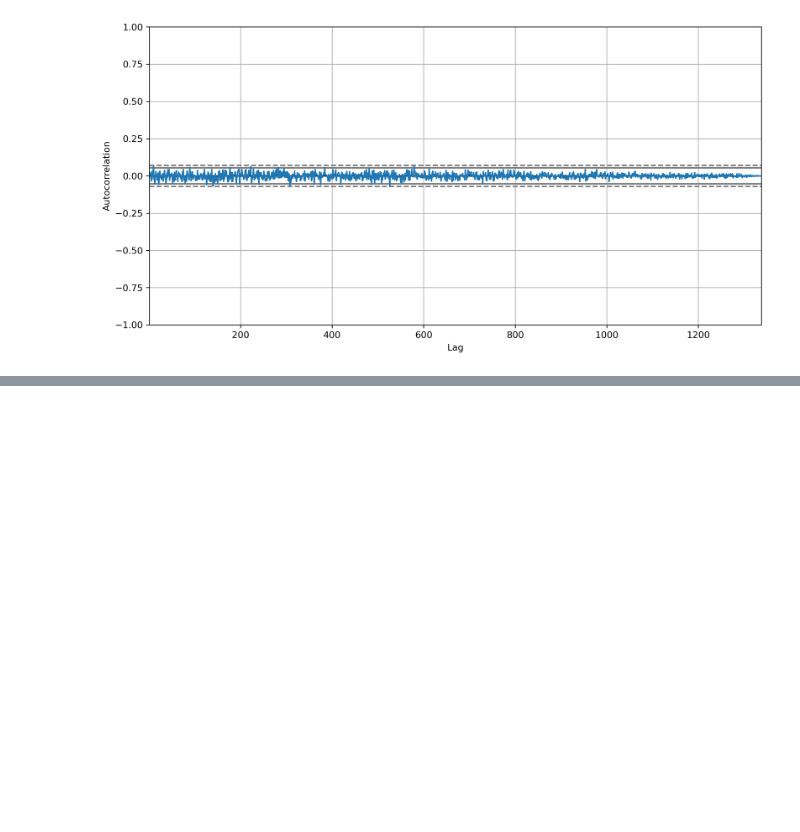
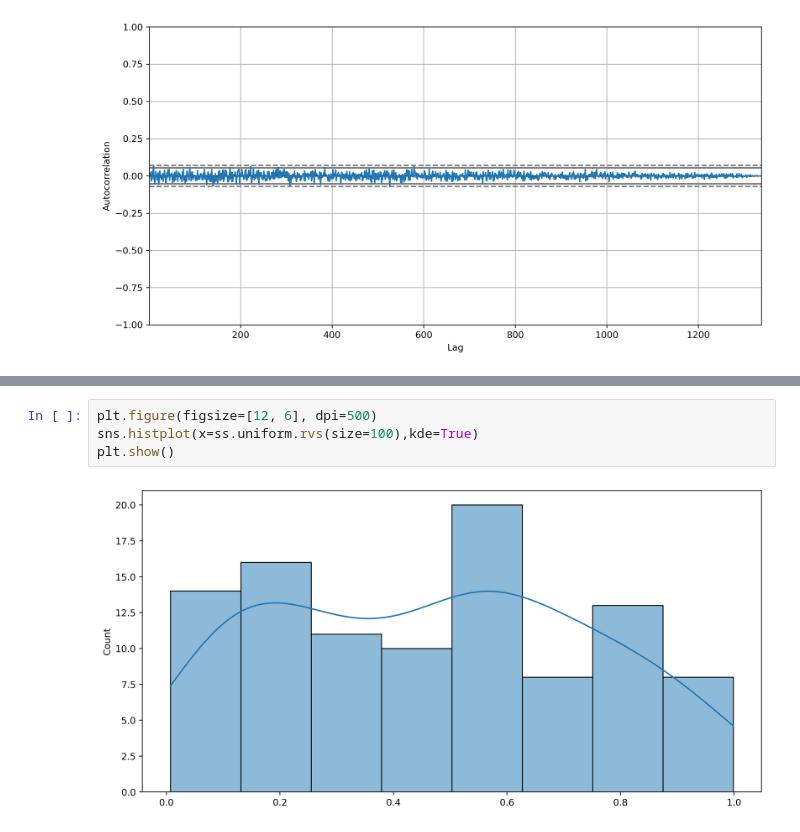
Before and after one commit to ashen007/MedicalCostPrediction-insurance_fraudDetection, a Jupyter notebook: notebooks/EDA/exploratory data analysis.ipynb, the cells around one changed output, grey strips where cells are left out. Cells and saved outputs as stored; diff of their text form; blank space fills up the shorter version.

Commit message:
uniform random variable generator

```diff
--- a/notebooks/EDA/exploratory data analysis.ipynb
+++ b/notebooks/EDA/exploratory data analysis.ipynb
@@ -119,0 +119,6 @@ plt.show()
+# %%
+plt.figure(figsize=[12, 6], dpi=500)
+sns.histplot(x=ss.uniform.rvs(size=100),kde=True)
+plt.show()
+# %% [output]
+[figure, added]
```
Also changed, not shown: parts of 1 cell of this notebook, 1 other file.
